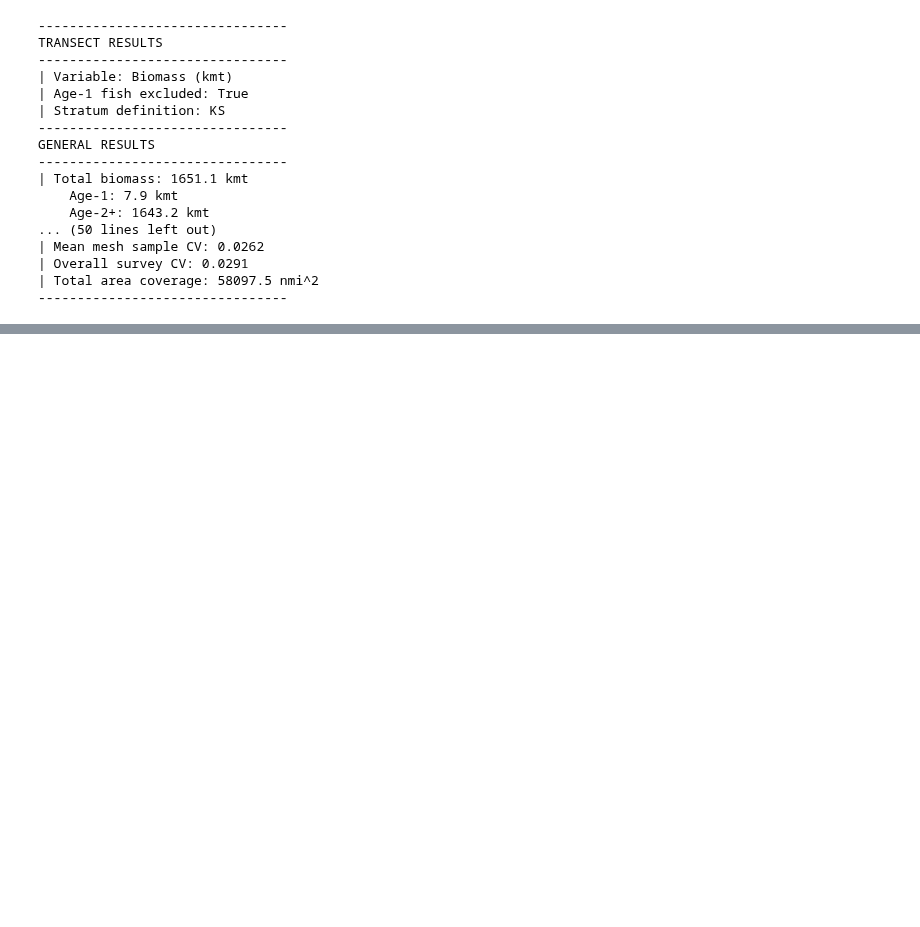
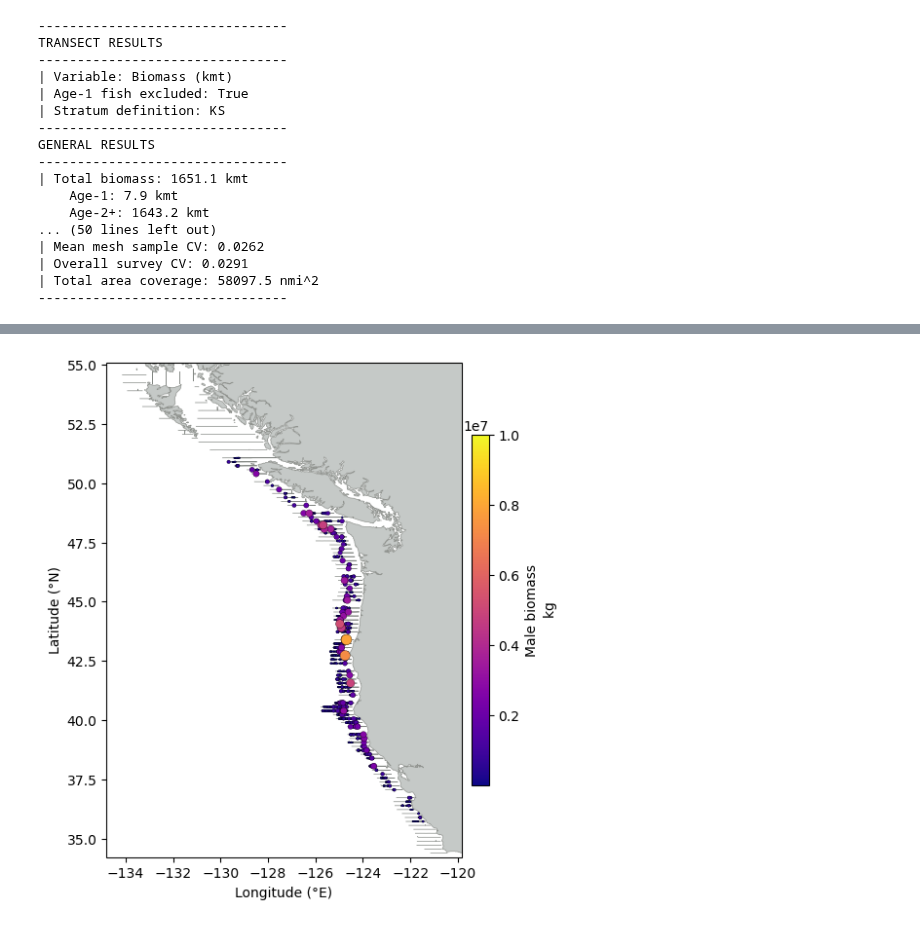
Before and after one commit to OSOceanAcoustics/echopop, a Jupyter notebook: echopop/test_nb.ipynb, the cells around one changed output, grey strips where cells are left out. Drawn from its saved outputs; the diff is of its cells as text; code cells hidden in the pictures; blank space fills up the shorter version.

```diff
--- a/echopop/test_nb.ipynb
+++ b/echopop/test_nb.ipynb
@@ -63,0 +38,4 @@ egp.plot_mesh(mesh_data,
+# %%
+survey.plot(kind="transect", variable="biomass_male")
+# %% [output]
+[figure, added]
```
Also changed, not shown: parts of 10 cells of this notebook, 4 other files.
